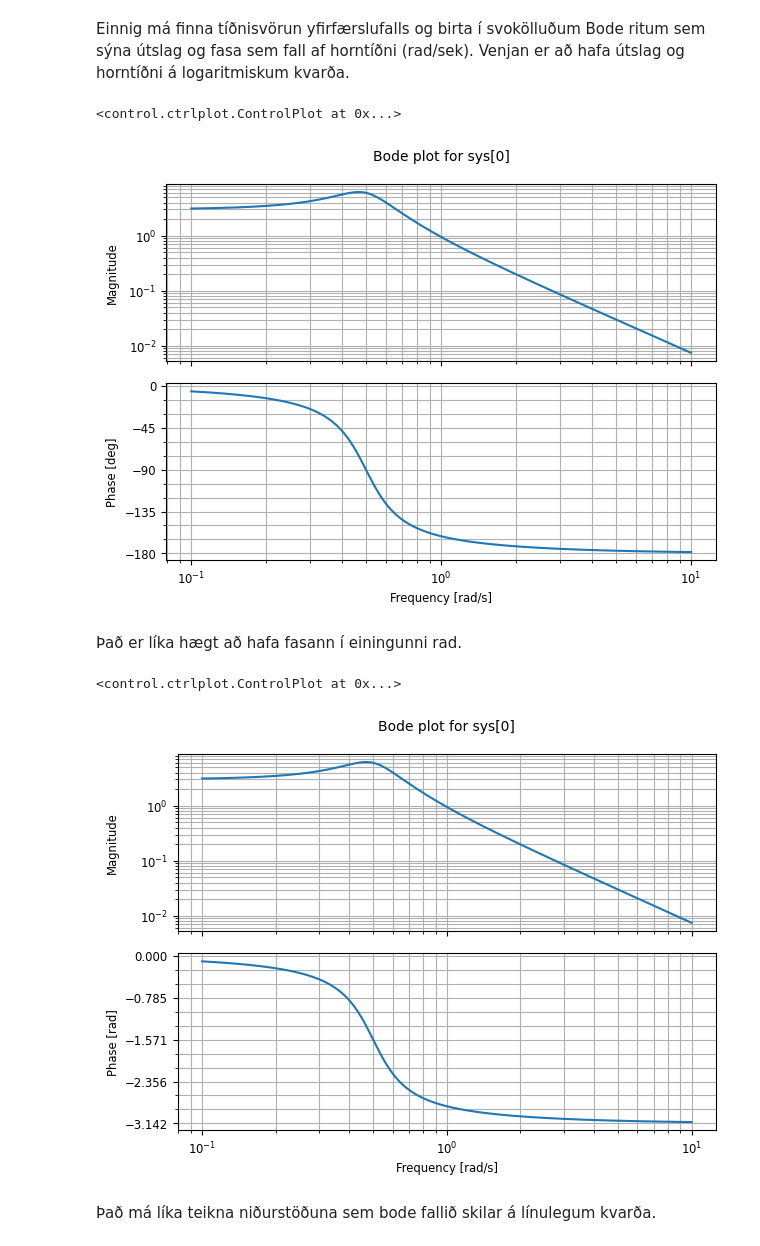
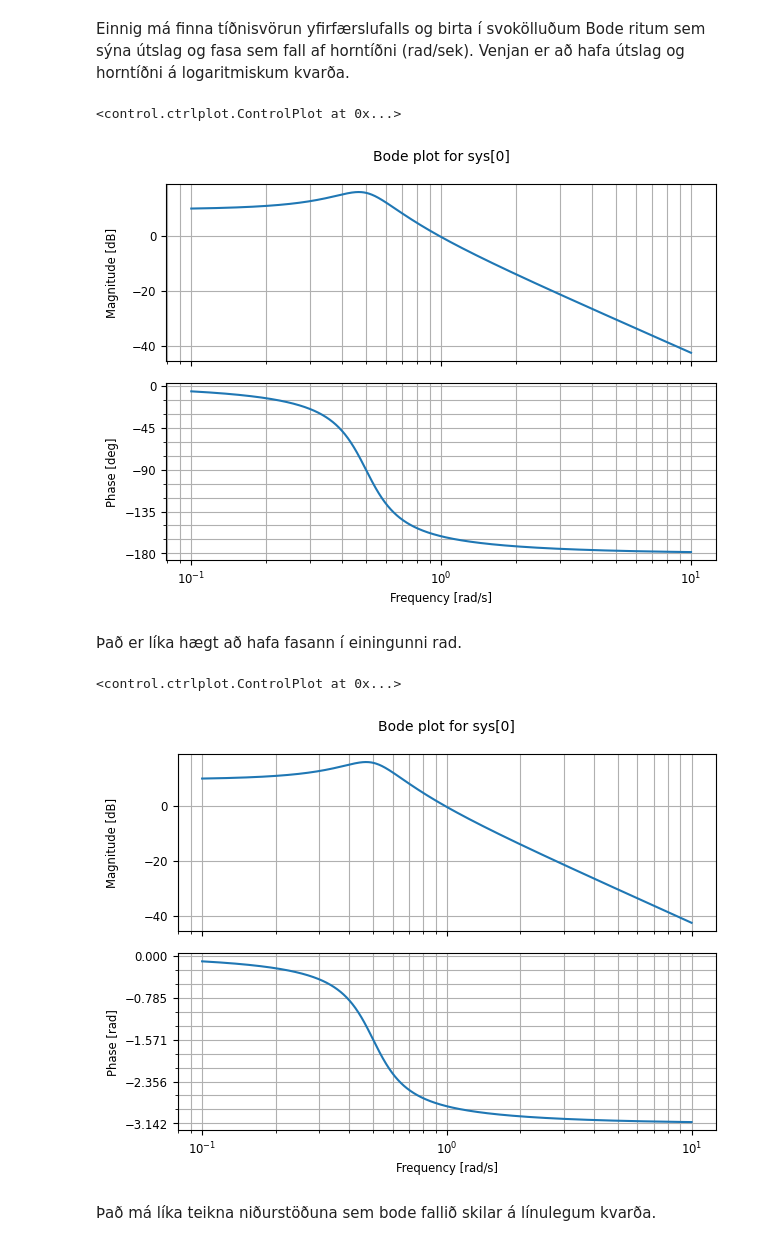
Before and after one commit to rsaemundsson/idn_303_TS_24, a Jupyter notebook: IÐN303G24_Synidaemi_Control.ipynb, the cells around one changed output. Drawn from its saved outputs; the diff is of its cells as text; code cells hidden in the pictures.

```diff
--- a/IÐN303G24_Synidaemi_Control.ipynb
+++ b/IÐN303G24_Synidaemi_Control.ipynb
@@ -139,17 +139,17 @@ Text(0, 0.5, 'útslag')
 Einnig má finna tíðnisvörun yfirfærslufalls og birta í svokölluðum Bode ritum sem sýna útslag og fasa sem fall af
 horntíðni (rad/sek). Venjan er að hafa útslag og horntíðni á logaritmiskum kvarða.
 # %%
-ct.bode(G1)
+ct.bode(G1, dB=True)
 # %% [output]
 <control.ctrlplot.ControlPlot at 0x...>
-[figure, old version]
+[figure, new version]
 # %% [markdown]
 Það er líka hægt að hafa fasann í einingunni rad.
 # %%
-ct.bode(G1, deg=False)
+ct.bode(G1, dB = True, deg=False)
 # %% [output]
 <control.ctrlplot.ControlPlot at 0x...>
-[figure, old version]
+[figure, new version]
 # %% [markdown]
 Það má líka teikna niðurstöðuna sem bode fallið skilar á línulegum kvarða.
 # %%
```
Also changed, not shown: parts of 2 cells of this notebook.
